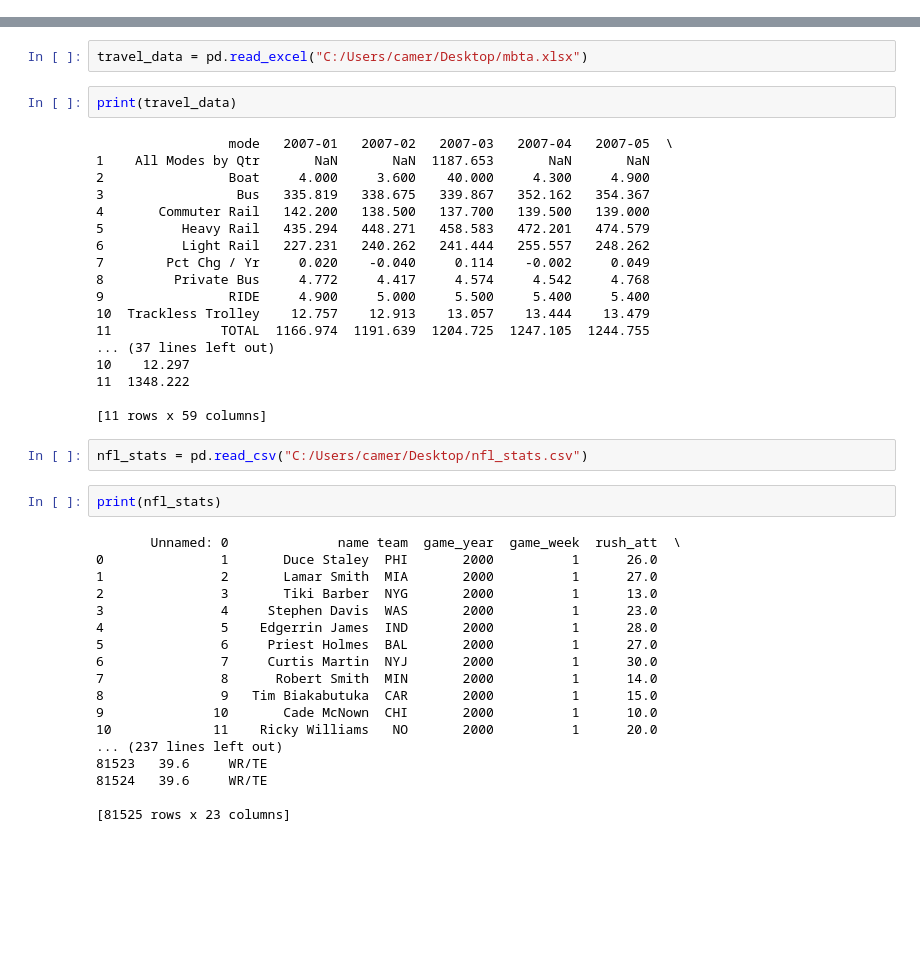
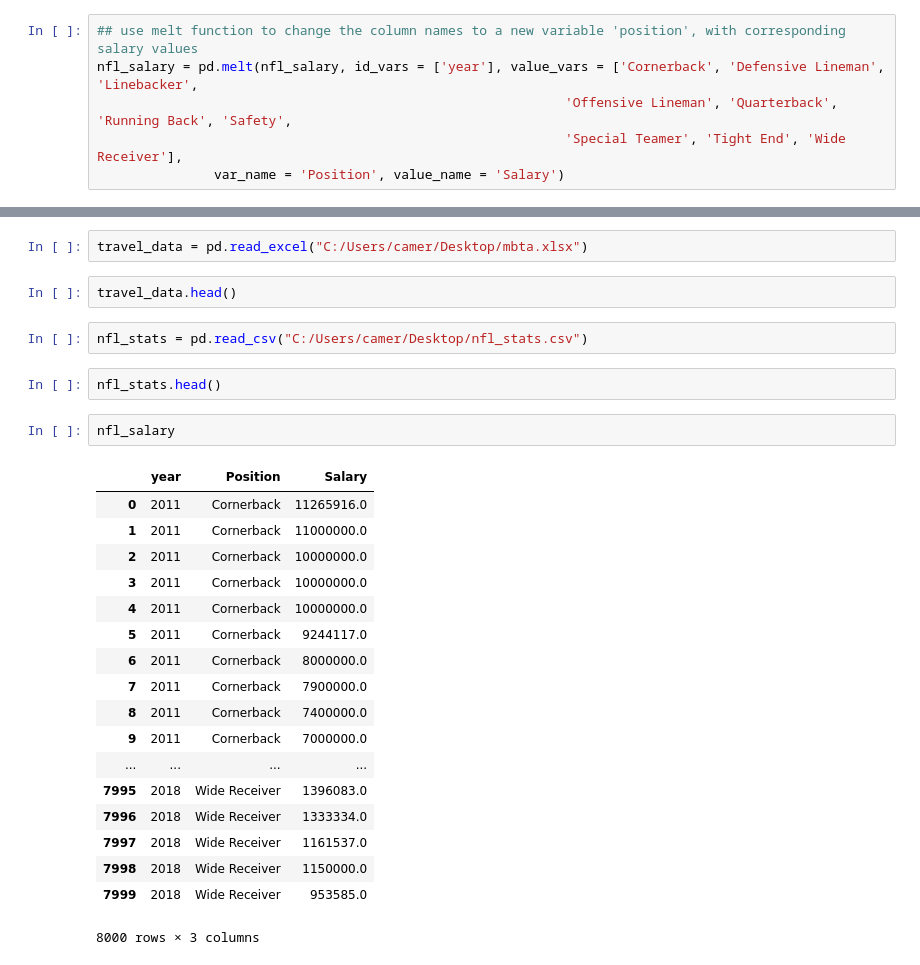
Before and after one commit to cdbale/econ213r, a Jupyter notebook: Homework 1.ipynb, the cells around one changed output, grey strips where cells are left out. Drawn from its saved outputs; the diff is of its cells as text; blank space fills up the shorter version.

```diff
--- a/Homework 1.ipynb
+++ b/Homework 1.ipynb
@@ -24,0 +26,6 @@ print(nfl_salary)
+# %%
+## use melt function to change the column names to a new variable 'position', with corresponding salary values
+nfl_salary = pd.melt(nfl_salary, id_vars = ['year'], value_vars = ['Cornerback', 'Defensive Lineman', 'Linebacker',
+                                                            'Offensive Lineman', 'Quarterback', 'Running Back', 'Safety',
+                                                            'Special Teamer', 'Tight End', 'Wide Receiver'],
+               var_name = 'Position', value_name = 'Salary')
@@ -25,44 +270,29 @@ print(nfl_salary)
 # %%
 travel_data = pd.read_excel("C:/Users/camer/Desktop/mbta.xlsx")
-# %%
-print(travel_data)
-# %% [output]
-                 mode   2007-01   2007-02   2007-03   2007-04   2007-05  \
-1    All Modes by Qtr       NaN       NaN  1187.653       NaN       NaN
-2                Boat     4.000     3.600    40.000     4.300     4.900
-3                 Bus   335.819   338.675   339.867   352.162   354.367
-4       Commuter Rail   142.200   138.500   137.700   139.500   139.000
-5          Heavy Rail   435.294   448.271   458.583   472.201   474.579
-6          Light Rail   227.231   240.262   241.444   255.557   248.262
-7        Pct Chg / Yr     0.020    -0.040     0.114    -0.002     0.049
-8         Private Bus     4.772     4.417     4.574     4.542     4.768
-9                RIDE     4.900     5.000     5.500     5.400     5.400
-10  Trackless Trolley    12.757    12.913    13.057    13.444    13.479
-11              TOTAL  1166.974  1191.639  1204.725  1247.105  1244.755
-... (37 lines left out)
-10    12.297
-11  1348.222
-
-[11 rows x 59 columns]
+# %%
+travel_data.head()
 # %%
 nfl_stats = pd.read_csv("C:/Users/camer/Desktop/nfl_stats.csv")
-# %%
-print(nfl_stats)
-# %% [output]
-       Unnamed: 0              name team  game_year  game_week  rush_att  \
-0               1       Duce Staley  PHI       2000          1      26.0
-1               2       Lamar Smith  MIA       2000          1      27.0
-2               3       Tiki Barber  NYG       2000          1      13.0
-3               4     Stephen Davis  WAS       2000          1      23.0
-4               5    Edgerrin James  IND       2000          1      28.0
-5               6     Priest Holmes  BAL       2000          1      27.0
-6               7     Curtis Martin  NYJ       2000          1      30.0
-7               8      Robert Smith  MIN       2000          1      14.0
-8               9   Tim Biakabutuka  CAR       2000          1      15.0
-9              10       Cade McNown  CHI       2000          1      10.0
-10             11    Ricky Williams   NO       2000          1      20.0
-... (237 lines left out)
-81523   39.6     WR/TE
-81524   39.6     WR/TE
-
-[81525 rows x 23 columns]
+# %%
+nfl_stats.head()
+# %%
+nfl_salary
+# %% [output]
+|  | year | Position | Salary |
+| 0 | 2011 | Cornerback | 11265916.0 |
+| 1 | 2011 | Cornerback | 11000000.0 |
+| 2 | 2011 | Cornerback | 10000000.0 |
+| 3 | 2011 | Cornerback | 10000000.0 |
+| 4 | 2011 | Cornerback | 10000000.0 |
+| 5 | 2011 | Cornerback | 9244117.0 |
+| 6 | 2011 | Cornerback | 8000000.0 |
+| 7 | 2011 | Cornerback | 7900000.0 |
+| 8 | 2011 | Cornerback | 7400000.0 |
+| 9 | 2011 | Cornerback | 7000000.0 |
+| ... | ... | ... | ... |
+| 7995 | 2018 | Wide Receiver | 1396083.0 |
+| 7996 | 2018 | Wide Receiver | 1333334.0 |
+| 7997 | 2018 | Wide Receiver | 1161537.0 |
+| 7998 | 2018 | Wide Receiver | 1150000.0 |
+| 7999 | 2018 | Wide Receiver | 953585.0 |
+8000 rows × 3 columns
```
Also changed, not shown: parts of 36 cells of this notebook.
